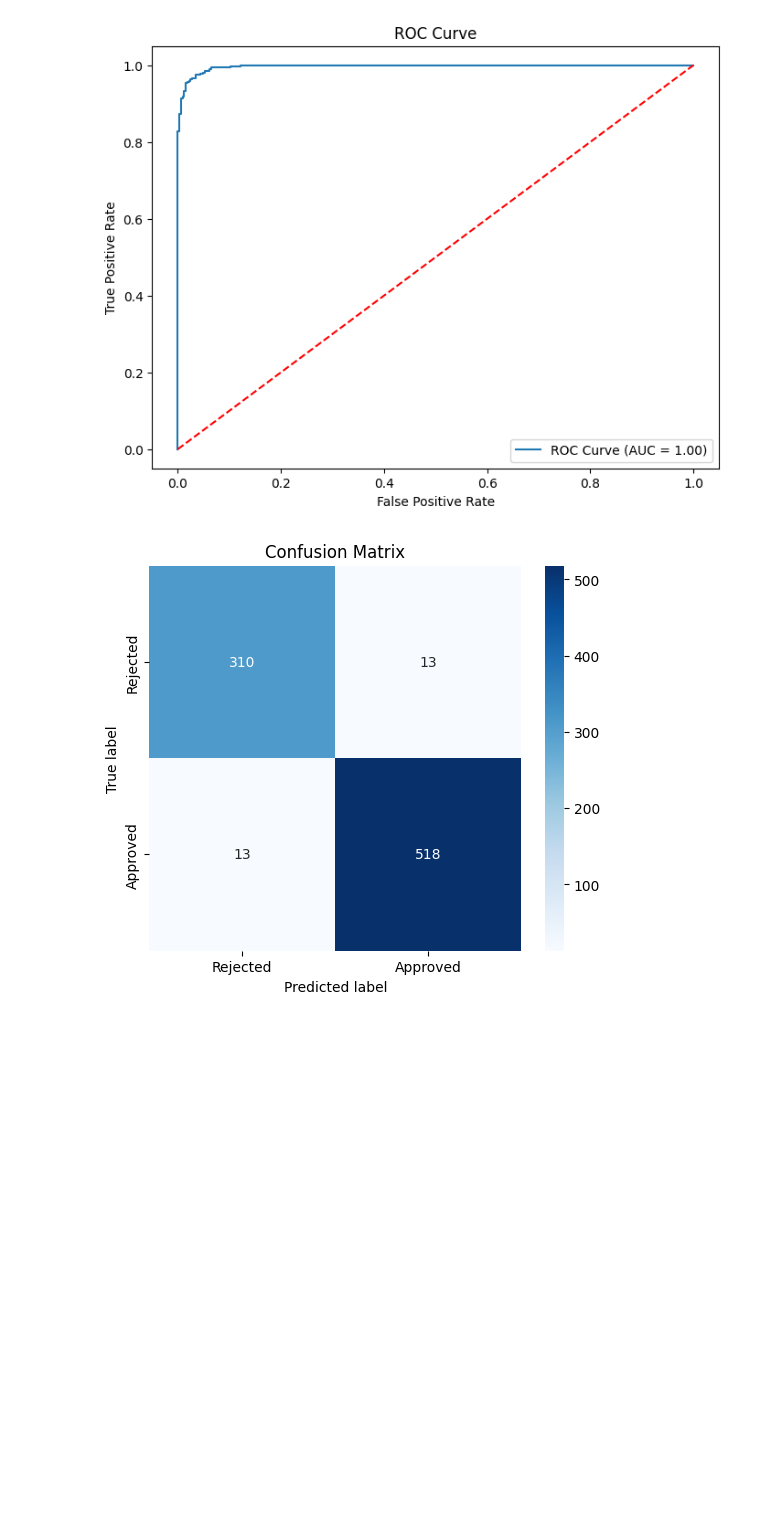
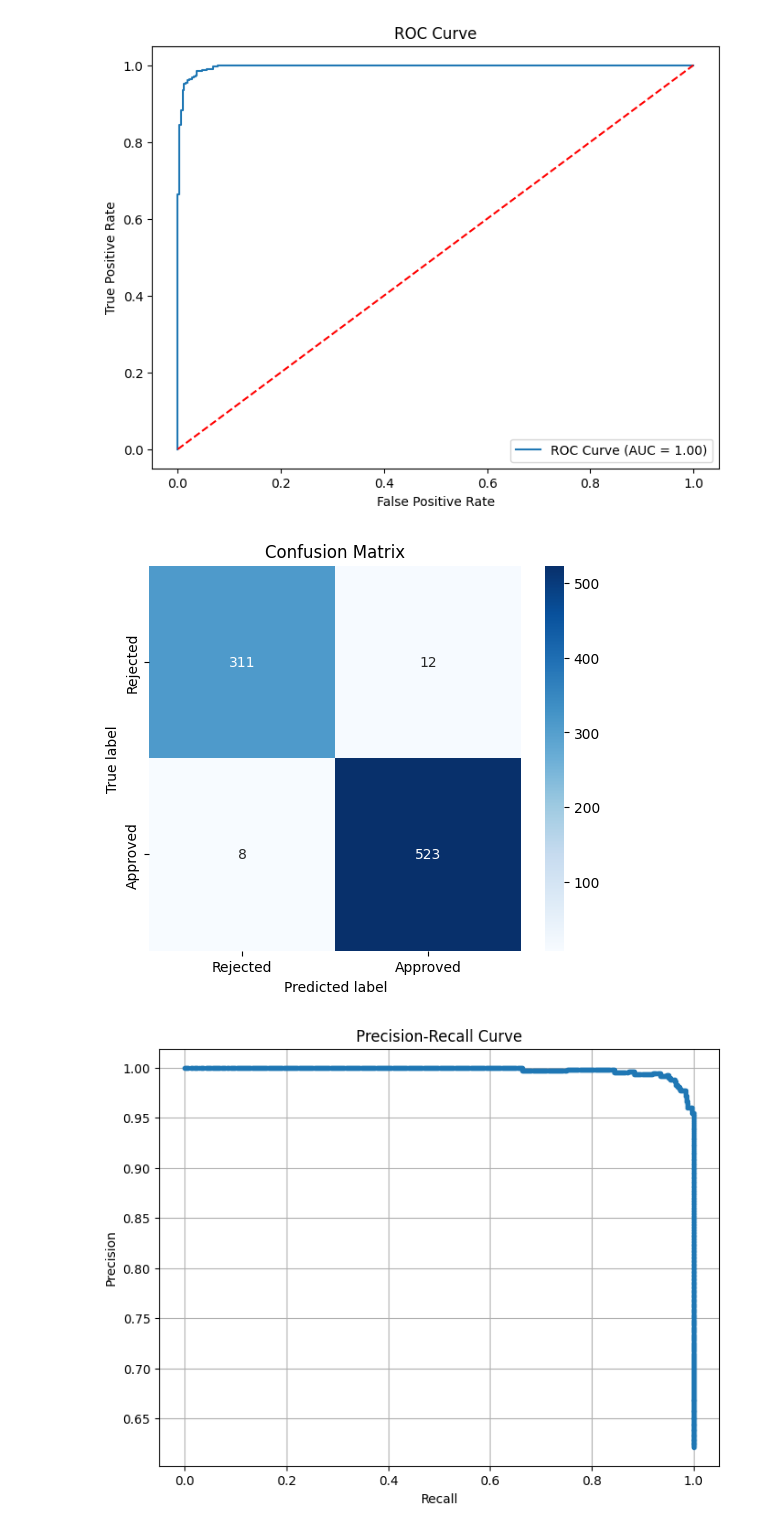
Before and after one commit to Leonavichus/University, a Jupyter notebook: models/loan_2.ipynb, the cells around one changed output. Drawn from its saved outputs; the diff is of its cells as text; code cells hidden in the pictures; blank space fills up the shorter version.

Commit message:
model & graph

```diff
--- a/models/loan_2.ipynb
+++ b/models/loan_2.ipynb
@@ -70,14 +72,15 @@ X_test_tensor = torch.tensor(X_test.values, dtype=torch.float32)
 y_train_tensor = torch.tensor(y_train.values, dtype=torch.float32).unsqueeze(1)
 y_test_tensor = torch.tensor(y_test.values, dtype=torch.float32).unsqueeze(1)
 # %%
+# Определение архитектуры нейронной сети
 class CreditApprovalNet(nn.Module):
     def __init__(self):
         super(CreditApprovalNet, self).__init__()
-        self.fc1 = nn.Linear(X_train.shape[1], 32)
-        self.fc2 = nn.Linear(32, 16)
-        self.fc3 = nn.Linear(16, 1)
-        self.relu = nn.ReLU()
-        self.sigmoid = nn.Sigmoid()
+        self.fc1 = nn.Linear(11, 8)  # Входной слой с 11 признаками
+        self.fc2 = nn.Linear(8, 16)  # Скрытый слой с 16 нейронами
+        self.fc3 = nn.Linear(16, 1)  # Выходной слой с 1 нейроном
+        self.relu = nn.ReLU()  # Функция активации ReLU
+        self.sigmoid = nn.Sigmoid()  # Функция активации Sigmoid для выходного слоя
 
     def forward(self, x):
         x = self.relu(self.fc1(x))
@@ -183,4 +186,16 @@ plt.xlabel('Predicted label')
 plt.ylabel('True label')
 plt.show()
 # %% [output]
-[figure, old version]
+[figure, new version]
+# %%
+# Precision-Recall Curve
+precision, recall, _ = precision_recall_curve(y_test, y_pred_prob)
+plt.figure(figsize=(8, 6))
+plt.plot(recall, precision, marker='.')
+plt.xlabel('Recall')
+plt.ylabel('Precision')
+plt.title('Precision-Recall Curve')
+plt.grid()
+plt.show()
+# %% [output]
+[figure, added]
```
Also changed, not shown: parts of 12 cells of this notebook, 4 other files.
